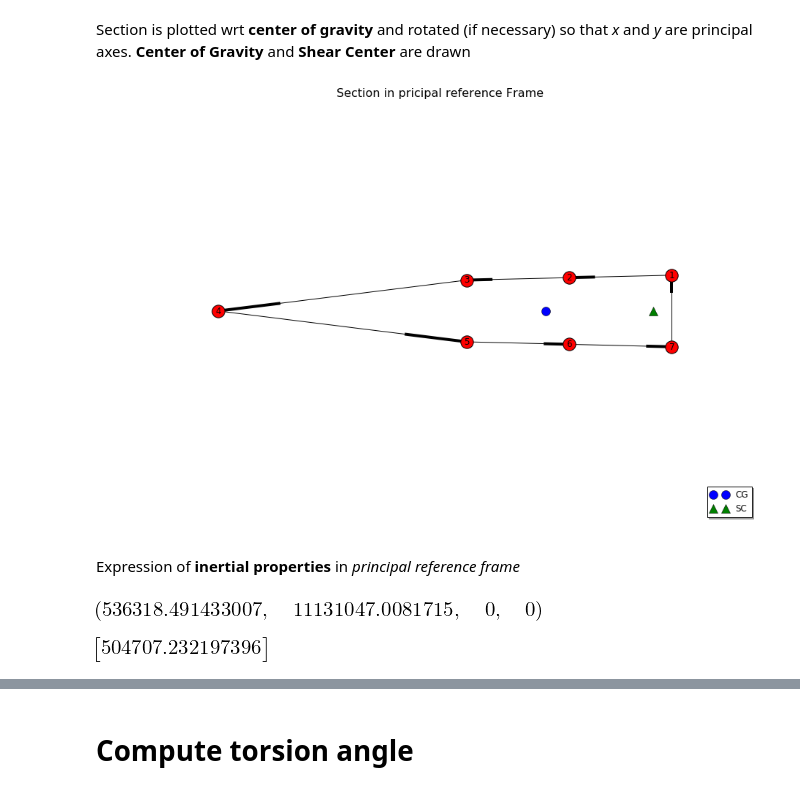
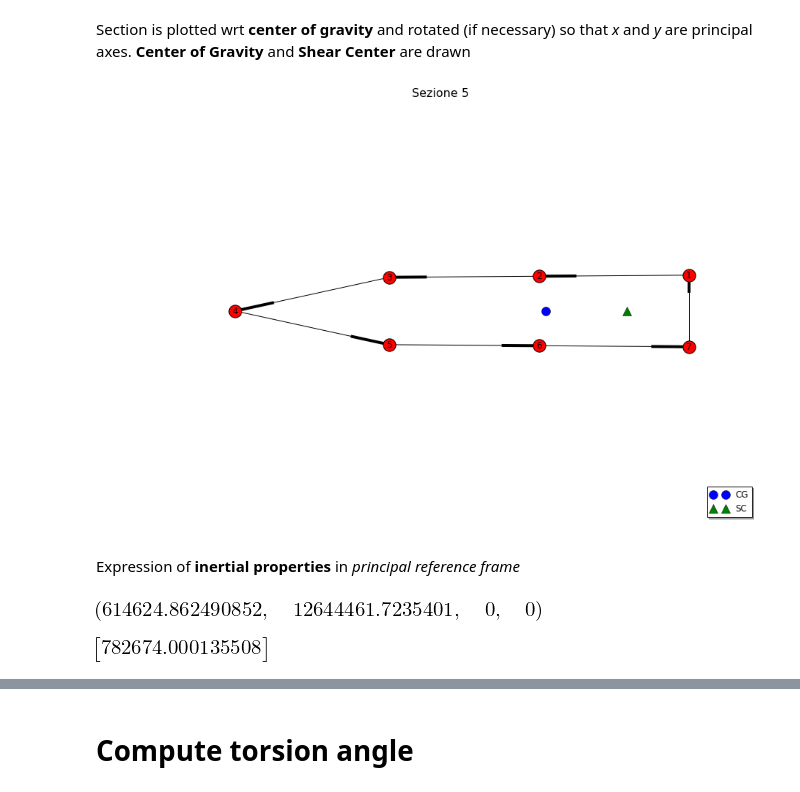
Before and after one commit to Ccaccia73/semimonocoque, a Jupyter notebook: 10_Stab_SF260.ipynb, the cells around one changed output, grey strips where cells are left out. Saved outputs shown, nothing was run; the diff lists cells and outputs as text; code cells hidden in the pictures.

Commit message:
saved figures for SF260 and updated data

```diff
--- a/10_Stab_SF260.ipynb
+++ b/10_Stab_SF260.ipynb
@@ -508,7 +511,7 @@ xtip4 = -651.8 + np.arctan(tg_β)*(740.+L4/2.)
 
 # altezza longheroni
 hms4 = 32.25
-hfs4 = 25.4
+hfs4 = 26.8
 #pos longherone anteriore
 xfs4 = -345.+ np.arctan(tg_β)*(L4/2.)
 # spessore pannello
@@ -641,7 +645,7 @@ xtip5 = -651.8 + np.arctan(tg_β)*(1070.+L5/2.)
 
 # altezza longheroni
 hms5 = 25.5
-hfs5 = 22.
+hfs5 = 24.
 #pos longherone anteriore
 xfs5 = -345.+ np.arctan(tg_β)*(L4+L5/2.)
 # spessore pannello
@@ -733,23 +737,24 @@ positions={ii: [float(S5.g.node[ii]['pos'][i].subs(datav)) for i in range(2)] fo
 # %%
 x_ct, y_ct = S5.ct.subs(datav)
 
 plt.figure(figsize=(12,8),dpi=300)
 nx.draw(S4.g,with_labels=True, pos=positions)
 plt.plot([0],[0],'o',ms=12,label='CG')
 plt.plot([x_ct],[y_ct],'^',ms=12, label='SC')
 #plt.text(0,0, 'CG', fontsize=24)
 #plt.text(x_ct,y_ct, 'SC', fontsize=24)
 plt.legend(loc='lower right', shadow=True)
 plt.axis('equal')
-plt.title("Section in pricipal reference Frame",fontsize=16);
+plt.title("Sezione 5",fontsize=16);
+plt.savefig("sect5.jpg")
 # %% [output]
-[figure, old version]
+[figure, new version]
 # %% [markdown]
 Expression of **inertial properties** in *principal reference frame*
 # %%
 S5.Ixx, S5.Iyy, S5.Ixy, S5.θ
 # %% [output]
-[figure, old version]
+[figure, new version]
 # %%
 Ixx5 = S5.Ixx.subs(datav)
 # %%
@@ -758,7 +763,7 @@ S5.set_loads(_Tx=0, _Ty=0, _Nz=0, _Mx=0, _My=0, _Mz=0)
 S5.compute_Jt()
 S5.Jt
 # %% [output]
-[figure, old version]
+[figure, new version]
 # %%
 Jt5 = S5.Jt[0]
 Jt5
```
Also changed, not shown: parts of 16 cells of this notebook, 5 other files.
